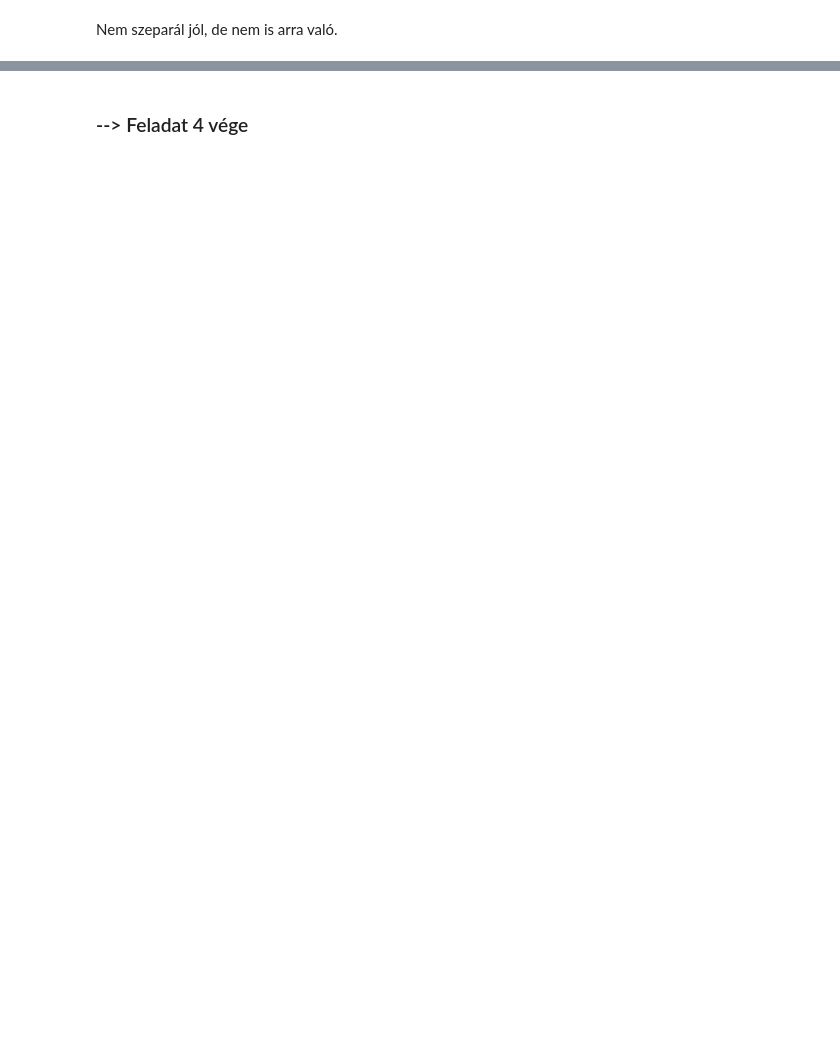
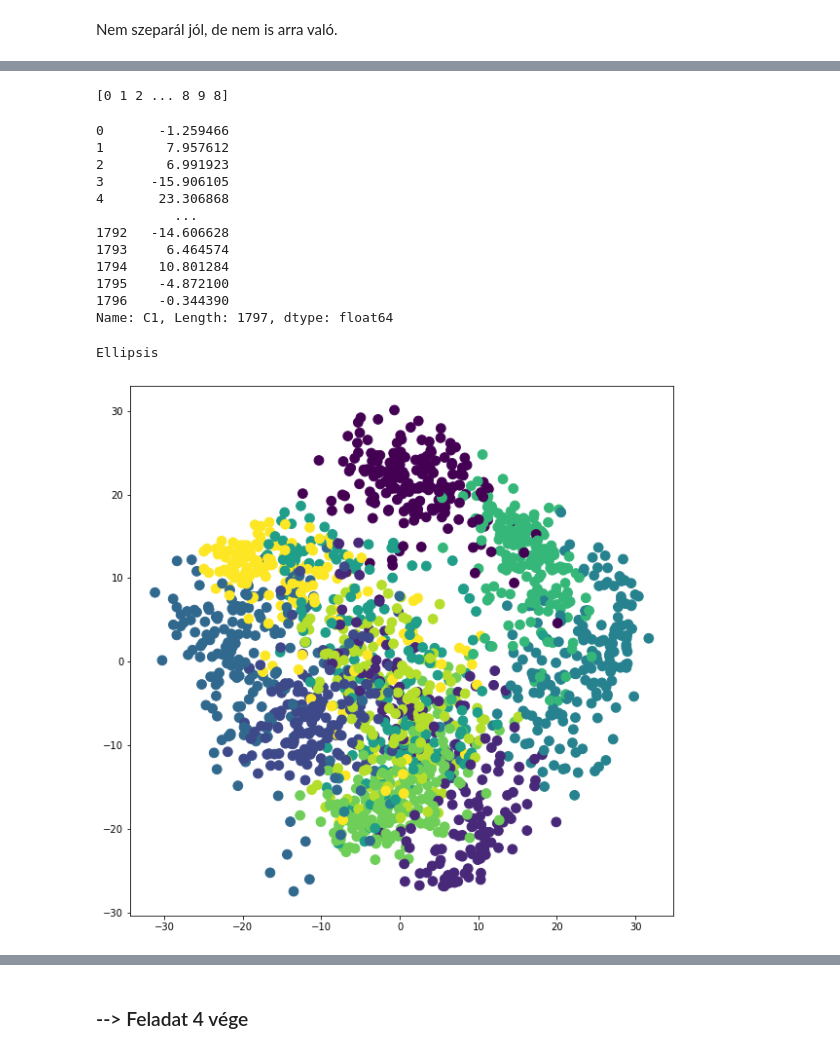
Before and after one commit to sipocz/Colab, a Jupyter notebook: Lineáris_transzformációk_handout.ipynb, the cells around one changed output, grey strips where cells are left out. Drawn from its saved outputs; the diff is of its cells as text; code cells hidden in the pictures; blank space fills up the shorter version.

```diff
--- a/Lineáris_transzformációk_handout.ipynb
+++ b/Lineáris_transzformációk_handout.ipynb
@@ -458,0 +536,8 @@ plot_digits(df)
+# %%
+df_feature=df[df.columns[0:64]]
+df_feature.head
+m=mean(df_feature)
+print(m)
+
+dfc=df_feature-m
+print_stats(dfc)
@@ -459,2 +580,10 @@ plot_digits(df)
 # %% [markdown]
 Nem szeparál jól, de nem is arra való.
+# %%
+# Hozzuk létre 2 dimenziós PCA modellt (n_components) egy tr_pca2 változóba!
+tr_pca2=PCA(n_components=2)
+# Tanítsuk be modellt a df_features adatokon, a transzformált adatokat helyezzük a df_pca2 változóba!
+df_pca2=tr_pca2.fit_transform(df_feature)
+# Írassuk ki a df_pca2 méretét a DataFrame.shape segítségével!
+out=pd.DataFrame(data=df_pca2,columns = ['C1', 'C2'])
+print(out)
@@ -460,0 +605,38 @@ Nem szeparál jól, de nem is arra való.
+# %%
+y=digits["target"]
+# Írassuk ki y-t!
+print(y)
+# %% [output]
+[0 1 2 ... 8 9 8]
+# %%
+# Importáljuk be a pyplotot a matplotlib-ből plt néven!
+from matplotlib import pyplot as plt
+# Kezdjünk új ábrát a plt.figure segítségével!
+plt.figure(figsize=(10,10))
+# Készítsünk egy scatter plotot az a df_pca2 első és második dimenziójából,
+# ahol az adatok színét (c) az y adja meg.
+print(out["C1"])
+plt.scatter(out["C1"],out["C2"],s=95,c=y,)
+# A horizontális címke legyen 'PCA 1' (plt.xlabel).
+plt.xlabel="asfa"
+# A vertikális címke legyen 'PCA 2' (plt.ylabel).
+...
+# Az ábra címe legyen 'Az Írisz dataset PCA projekciója'.
+...
+# Jelenítsük meg az ábrát a plt.show segítségével!
+...
+# %% [output]
+0       -1.259466
+1        7.957612
+2        6.991923
+3      -15.906105
+4       23.306868
+          ...
+1792   -14.606628
+1793     6.464574
+1794    10.801284
+1795    -4.872100
+1796    -0.344390
+Name: C1, Length: 1797, dtype: float64
+Ellipsis
+[figure, added]
```
Also changed, not shown: parts of 18 cells of this notebook.
